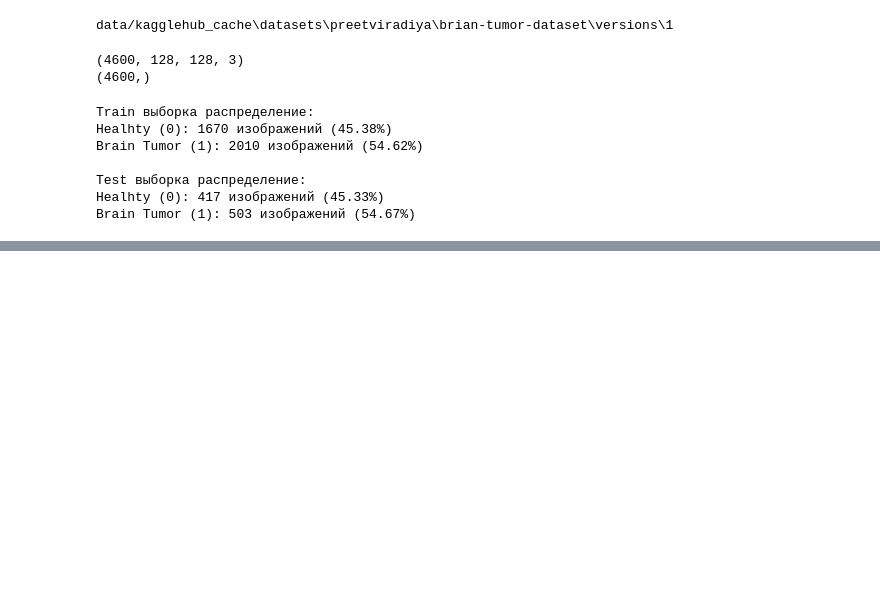
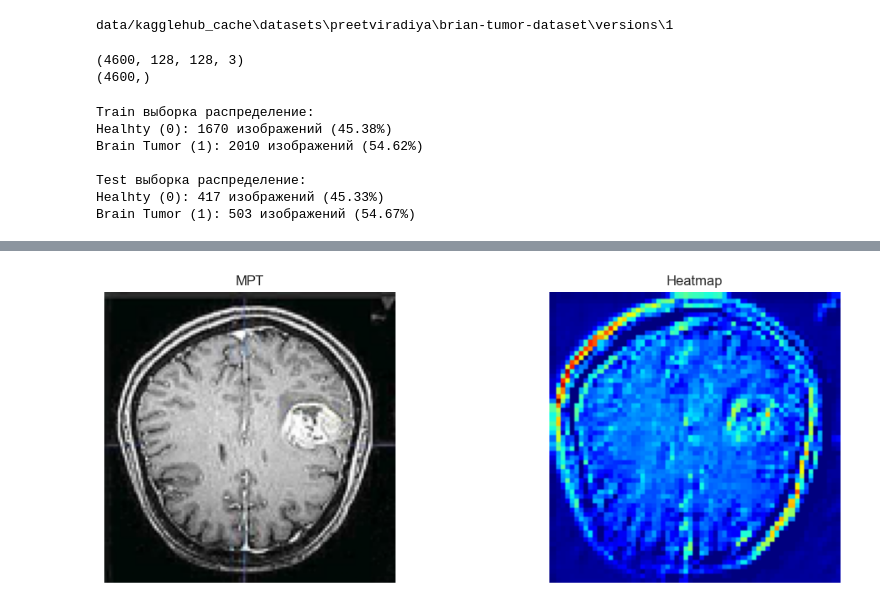
Before and after one commit to SavinskiVladimir/BrainTumor, a Jupyter notebook: model/model.ipynb, the cells around one changed output, grey strips where cells are left out. Drawn from its saved outputs; the diff is of its cells as text; code cells hidden in the pictures; blank space fills up the shorter version.

```diff
--- a/model/model.ipynb
+++ b/model/model.ipynb
@@ -174,0 +191,95 @@ plt.show()
+# %%
+def get_earlier_conv_layer_name(model):
+    conv_count = 0
+    for layer in model.layers:
+        if isinstance(layer, layers.Conv2D):
+            conv_count += 1
+            if conv_count == 2:
+                return layer.name
+    raise ValueError("Нет второго Conv2D")
+
+last_conv_layer_name = get_earlier_conv_layer_name(model_max)
+target_conv_layer = model_max.get_layer(last_conv_layer_name)
+
+input_tensor = layers.Input(shape=(128, 128, 3))
+x = input_tensor
+for layer in model_max.layers:
+    x = layer(x)
+    if layer == target_conv_layer:
+        conv_output = x
+
+grad_model = Model(
+    inputs=input_tensor,
+    outputs=[conv_output, x]
+)
+
+def make_gradcam_heatmap(img_array, grad_model):
+    with tf.GradientTape() as tape:
+        conv_outputs, preds = grad_model(img_array)
+        class_channel = preds[:, 0]
+
+    grads = tape.gradient(class_channel, conv_outputs)
+    pooled_grads = tf.reduce_mean(grads, axis=(0, 1, 2))
+
+    conv_output = conv_outputs[0]
+    heatmap = conv_output @ pooled_grads[..., tf.newaxis]
+    heatmap = tf.squeeze(heatmap)
+
+    heatmap = tf.maximum(heatmap, 0)
+    heatmap = heatmap / (tf.reduce_max(heatmap) + 1e-7)
+    return heatmap.numpy()
+
+def visualize_gradcam(img, heatmap):
+    heatmap = np.maximum(heatmap, 0.0)
+    heatmap = heatmap / (heatmap.max() + 1e-7)
+
+    H_img, W_img = img.shape[0], img.shape[1]
+    H_hm, W_hm = heatmap.shape
+
+    heatmap_resized = cv2.resize(heatmap, (W_img, H_img), interpolation=cv2.INTER_NEAREST)
+    heatmap_colored = cv2.applyColorMap(np.uint8(255 * heatmap_resized), cv2.COLORMAP_JET)
+
+    img_uint8 = np.uint8(255 * img)
+    alpha = 0.4
+    superimposed_img = (heatmap_colored * alpha + img_uint8 * (1 - alpha)).astype(np.uint8)
+    superimposed_img = np.clip(superimposed_img, 0, 255)
+
+    # ТОЛЬКО ГРАФИКИ
+    plt.figure(figsize=(12, 4))
+
+    plt.subplot(1, 2, 1)
+    plt.imshow(img, cmap="gray", vmin=0, vmax=1)
+    plt.axis("off")
+    plt.title("МРТ")
+
+    plt.subplot(1, 2, 2)
+    plt.imshow(heatmap_resized, cmap="jet", vmin=0, vmax=1)
+    plt.axis("off")
+    plt.title("Heatmap")
+
+    plt.tight_layout()
+    plt.show()
+
+def load_and_preprocess_single_image(img_path):
+    img = Image.open(img_path)
+    img = img.convert("RGB")
+    img = img.resize((128, 128))
+    img_array = np.array(img)
+
+    if img_array.dtype == np.uint16:
+        img_array = img_array.astype(np.float32) / 65535.0
+    else:
+        img_array = img_array.astype(np.float32) / 255.0
+
+    return img_array
+
+
+img_path = "data/kagglehub_cache/datasets/preetviradiya/brian-tumor-dataset/versions/1/Brain Tumor Data Set/Brain Tumor Data Set/Brain Tumor/Cancer (1300).jpg"
+
+img = load_and_preprocess_single_image(img_path)
+img_array = np.expand_dims(img, axis=0)
+
+heatmap = make_gradcam_heatmap(img_array, grad_model)
+visualize_gradcam(img, heatmap)
+# %% [output]
+[figure, added]
```
Also changed, not shown: parts of 6 cells of this notebook, 2 other files.
